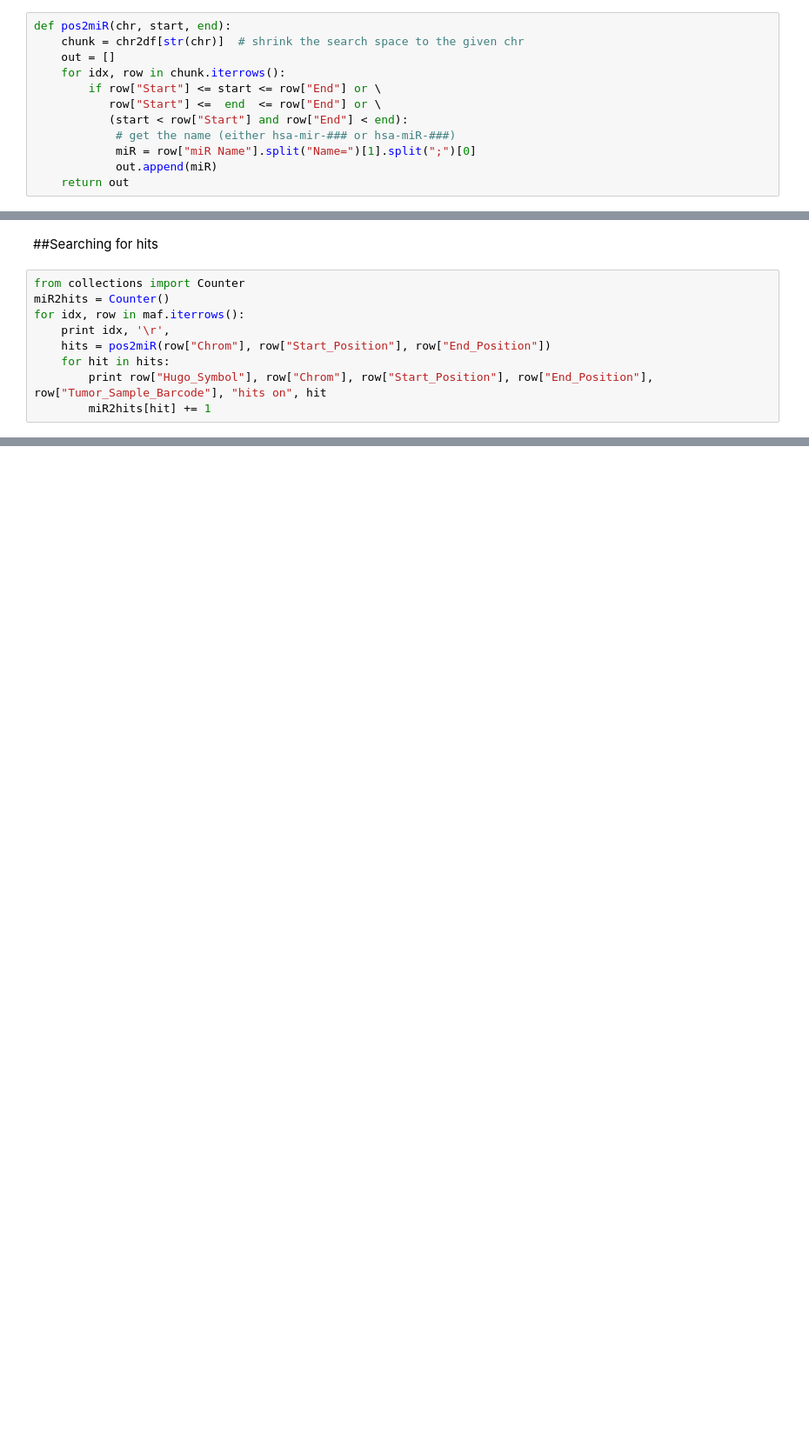
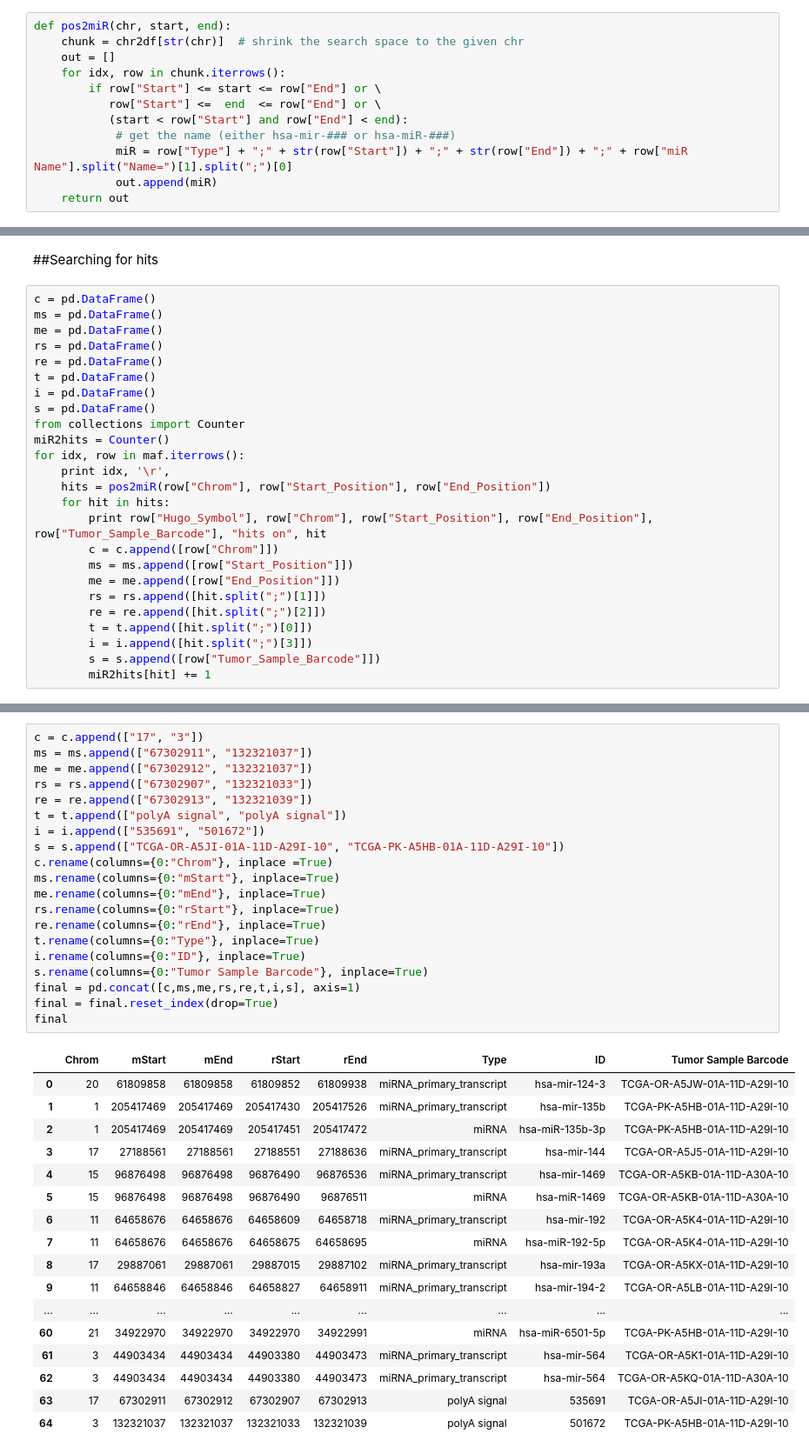
Before and after one commit to choyichen/tcga-mir-rewire, a Jupyter notebook: hw7/miR_hit_table.sol.ipynb, the cells around one changed output, grey strips where cells are left out. Shown at 87% size. Saved outputs shown, nothing was run; the diff lists cells and outputs as text; blank space fills up the shorter version.

```diff
--- a/hw7/miR_hit_table.sol.ipynb
+++ b/hw7/miR_hit_table.sol.ipynb
@@ -82,7 +82,7 @@ def pos2miR(chr, start, end):
            row["Start"] <=  end  <= row["End"] or \
            (start < row["Start"] and row["End"] < end):
             # get the name (either hsa-mir-### or hsa-miR-###)
-            miR = row["miR Name"].split("Name=")[1].split(";")[0]
+            miR = row["Type"] + ";" + str(row["Start"]) + ";" + str(row["End"]) + ";" + row["miR Name"].split("Name=")[1].split(";")[0]
             out.append(miR)
     return out
 # %%
@@ -98,6 +100,14 @@ pos2miR("Y", 2477271, 2477370)
 # %% [markdown]
 ##Searching for hits
 # %%
+c = pd.DataFrame()
+ms = pd.DataFrame()
+me = pd.DataFrame()
+rs = pd.DataFrame()
+re = pd.DataFrame()
+t = pd.DataFrame()
+i = pd.DataFrame()
+s = pd.DataFrame()
 from collections import Counter
 miR2hits = Counter()
 for idx, row in maf.iterrows():
@@ -105,5 +115,13 @@ for idx, row in maf.iterrows():
     hits = pos2miR(row["Chrom"], row["Start_Position"], row["End_Position"])
     for hit in hits:
         print row["Hugo_Symbol"], row["Chrom"], row["Start_Position"], row["End_Position"], row["Tumor_Sample_Barcode"], "hits on", hit
+        c = c.append([row["Chrom"]])
+        ms = ms.append([row["Start_Position"]])
+        me = me.append([row["End_Position"]])
+        rs = rs.append([hit.split(";")[1]])
+        re = re.append([hit.split(";")[2]])
+        t = t.append([hit.split(";")[0]])
+        i = i.append([hit.split(";")[3]])
+        s = s.append([row["Tumor_Sample_Barcode"]])
         miR2hits[hit] += 1
 # %% [output]
@@ -146 +164,39 @@ hsa-mir-892b         1
 dtype: int64
+# %%
+c = c.append(["17", "3"])
+ms = ms.append(["67302911", "132321037"])
+me = me.append(["67302912", "132321037"])
+rs = rs.append(["67302907", "132321033"])
+re = re.append(["67302913", "132321039"])
+t = t.append(["polyA signal", "polyA signal"])
+i = i.append(["535691", "501672"])
+s = s.append(["TCGA-OR-A5JI-01A-11D-A29I-10", "TCGA-PK-A5HB-01A-11D-A29I-10"])
+c.rename(columns={0:"Chrom"}, inplace =True)
+ms.rename(columns={0:"mStart"}, inplace=True)
+me.rename(columns={0:"mEnd"}, inplace=True)
+rs.rename(columns={0:"rStart"}, inplace=True)
+re.rename(columns={0:"rEnd"}, inplace=True)
+t.rename(columns={0:"Type"}, inplace=True)
+i.rename(columns={0:"ID"}, inplace=True)
+s.rename(columns={0:"Tumor Sample Barcode"}, inplace=True)
+final = pd.concat([c,ms,me,rs,re,t,i,s], axis=1)
+final = final.reset_index(drop=True)
+final
+# %% [output]
+|  | Chrom | mStart | mEnd | rStart | rEnd | Type | ID | Tumor Sample Barcode |
+| 0 | 20 | 61809858 | 61809858 | 61809852 | 61809938 | miRNA_primary_transcript | hsa-mir-124-3 | TCGA-OR-A5JW-01A-11D-A29I-10 |
+| 1 | 1 | 205417469 | 205417469 | 205417430 | 205417526 | miRNA_primary_transcript | hsa-mir-135b | TCGA-PK-A5HB-01A-11D-A29I-10 |
+| 2 | 1 | 205417469 | 205417469 | 205417451 | 205417472 | miRNA | hsa-miR-135b-3p | TCGA-PK-A5HB-01A-11D-A29I-10 |
+| 3 | 17 | 27188561 | 27188561 | 27188551 | 27188636 | miRNA_primary_transcript | hsa-mir-144 | TCGA-OR-A5J5-01A-11D-A29I-10 |
+| 4 | 15 | 96876498 | 96876498 | 96876490 | 96876536 | miRNA_primary_transcript | hsa-mir-1469 | TCGA-OR-A5KB-01A-11D-A30A-10 |
+| 5 | 15 | 96876498 | 96876498 | 96876490 | 96876511 | miRNA | hsa-miR-1469 | TCGA-OR-A5KB-01A-11D-A30A-10 |
+| 6 | 11 | 64658676 | 64658676 | 64658609 | 64658718 | miRNA_primary_transcript | hsa-mir-192 | TCGA-OR-A5K4-01A-11D-A29I-10 |
+| 7 | 11 | 64658676 | 64658676 | 64658675 | 64658695 | miRNA | hsa-miR-192-5p | TCGA-OR-A5K4-01A-11D-A29I-10 |
+| 8 | 17 | 29887061 | 29887061 | 29887015 | 29887102 | miRNA_primary_transcript | hsa-mir-193a | TCGA-OR-A5KX-01A-11D-A29I-10 |
+| 9 | 11 | 64658846 | 64658846 | 64658827 | 64658911 | miRNA_primary_transcript | hsa-mir-194-2 | TCGA-OR-A5LB-01A-11D-A29I-10 |
+| ... | ... | ... | ... | ... | ... | ... | ... | ... |
+| 60 | 21 | 34922970 | 34922970 | 34922970 | 34922991 | miRNA | hsa-miR-6501-5p | TCGA-PK-A5HB-01A-11D-A29I-10 |
+| 61 | 3 | 44903434 | 44903434 | 44903380 | 44903473 | miRNA_primary_transcript | hsa-mir-564 | TCGA-OR-A5K1-01A-11D-A29I-10 |
+| 62 | 3 | 44903434 | 44903434 | 44903380 | 44903473 | miRNA_primary_transcript | hsa-mir-564 | TCGA-OR-A5KQ-01A-11D-A30A-10 |
+| 63 | 17 | 67302911 | 67302912 | 67302907 | 67302913 | polyA signal | 535691 | TCGA-OR-A5JI-01A-11D-A29I-10 |
+| 64 | 3 | 132321037 | 132321037 | 132321033 | 132321039 | polyA signal | 501672 | TCGA-PK-A5HB-01A-11D-A29I-10 |
```
Also changed, not shown: parts of 8 cells of this notebook, 2 other files.
